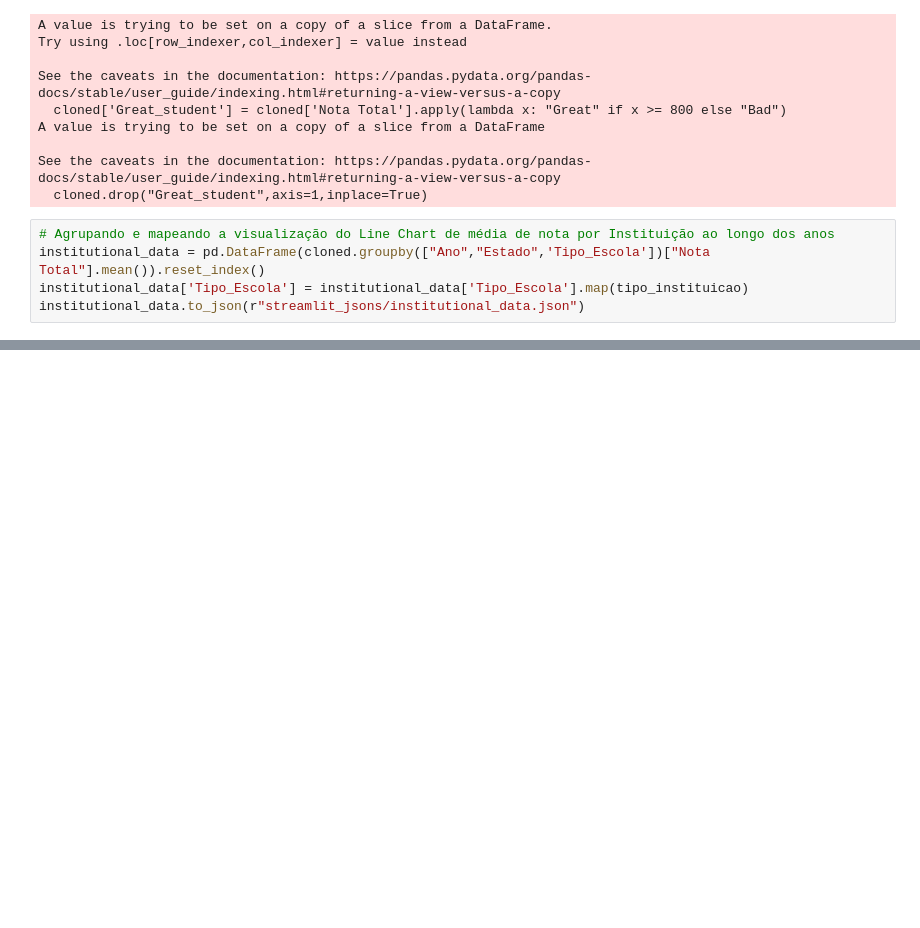
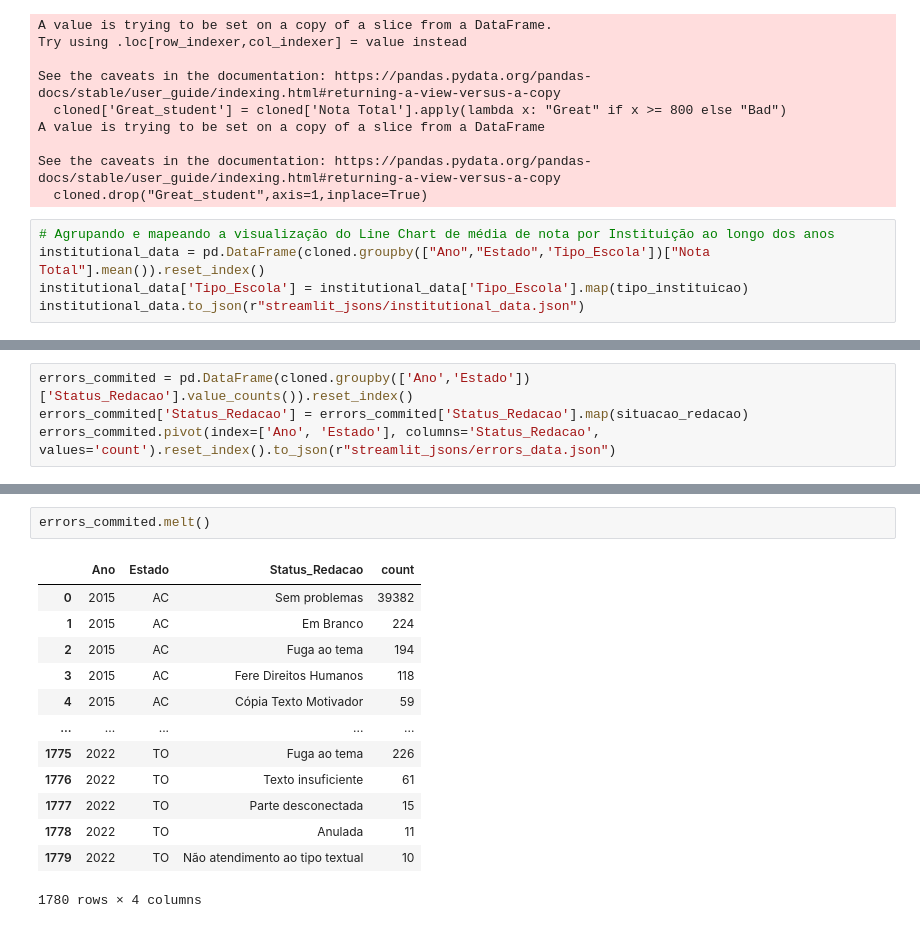
Before and after one commit to LiamFer/ENEM-Analysis, a Jupyter notebook: main_analysis.ipynb, the cells around one changed output, grey strips where cells are left out. Cells and saved outputs as stored; diff of their text form; blank space fills up the shorter version.

Commit message:
Construindo o Streamlit

```diff
--- a/main_analysis.ipynb
+++ b/main_analysis.ipynb
@@ -524,0 +535,4 @@ institutional_data.to_json(r"streamlit_jsons/institutional_data.json")
+# %%
+errors_commited = pd.DataFrame(cloned.groupby(['Ano','Estado'])['Status_Redacao'].value_counts()).reset_index()
+errors_commited['Status_Redacao'] = errors_commited['Status_Redacao'].map(situacao_redacao)
+errors_commited.pivot(index=['Ano', 'Estado'], columns='Status_Redacao', values='count').reset_index().to_json(r"streamlit_jsons/errors_data.json")
@@ -524,0 +547,16 @@ institutional_data.to_json(r"streamlit_jsons/institutional_data.json")
+# %%
+errors_commited.melt()
+# %% [output]
+|  | Ano | Estado | Status_Redacao | count |
+| 0 | 2015 | AC | Sem problemas | 39382 |
+| 1 | 2015 | AC | Em Branco | 224 |
+| 2 | 2015 | AC | Fuga ao tema | 194 |
+| 3 | 2015 | AC | Fere Direitos Humanos | 118 |
+| 4 | 2015 | AC | Cópia Texto Motivador | 59 |
+| ... | ... | ... | ... | ... |
+| 1775 | 2022 | TO | Fuga ao tema | 226 |
+| 1776 | 2022 | TO | Texto insuficiente | 61 |
+| 1777 | 2022 | TO | Parte desconectada | 15 |
+| 1778 | 2022 | TO | Anulada | 11 |
+| 1779 | 2022 | TO | Não atendimento ao tipo textual | 10 |
+1780 rows × 4 columns
```
Also changed, not shown: parts of 2 cells of this notebook, 2 other files.
